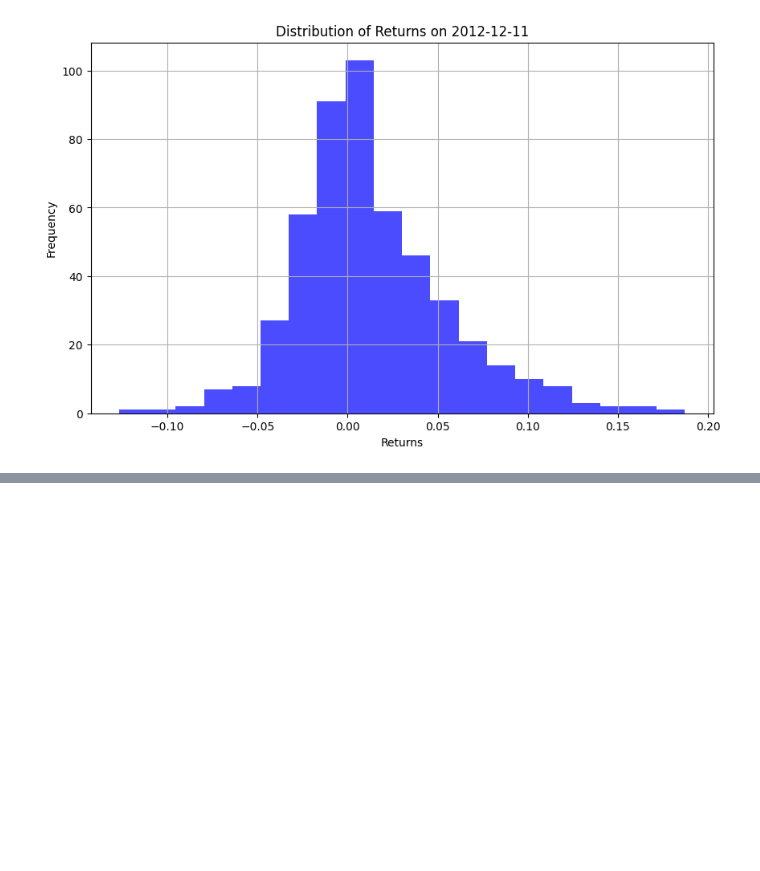
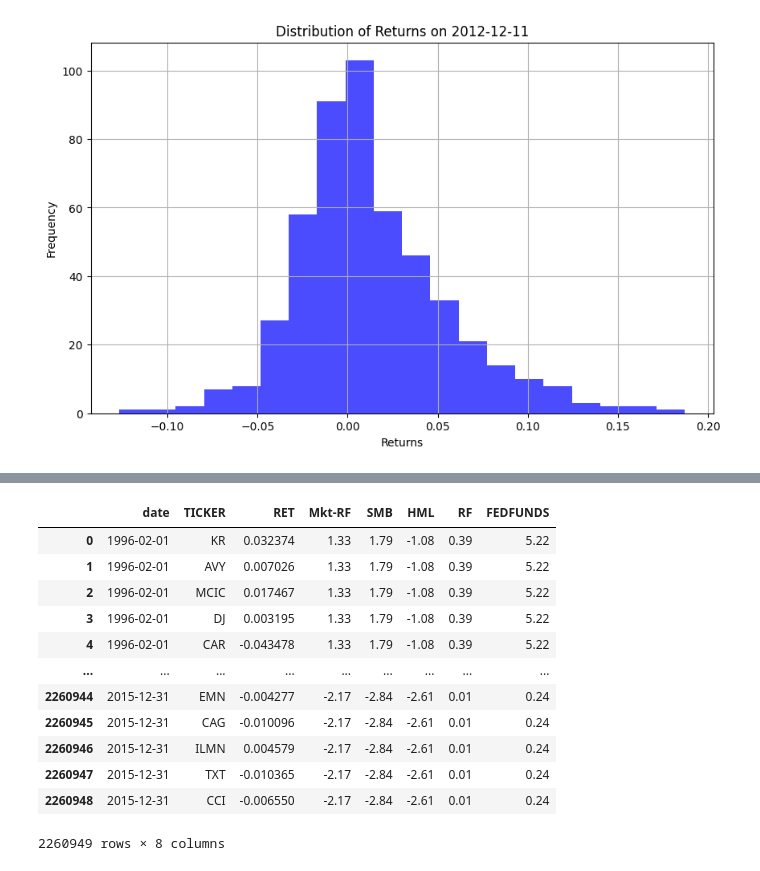
Before and after one commit to Kibitz117/Thesis, a Jupyter notebook: data_func/data_generator.ipynb, the cells around one changed output, grey strips where cells are left out. Saved outputs shown, nothing was run; the diff lists cells and outputs as text; code cells hidden in the pictures; blank space fills up the shorter version.

```diff
--- a/data_func/data_generator.ipynb
+++ b/data_func/data_generator.ipynb
@@ -222,0 +310,12 @@ plt.show()
+# %%
+# Ensure 'date' is in the correct format
+sp_universe['date'] = pd.to_datetime(sp_universe['date'])
+
+# Extract year and month from 'date' for grouping
+sp_universe['YearMonth'] = sp_universe['date'].dt.to_period('M')
+
+# Group by YearMonth and count unique tickers for each month
+ticker_counts_per_month = sp_universe.groupby('YearMonth')['TICKER'].nunique()
+
+# Display the counts
+print(ticker_counts_per_month)
@@ -222,0 +362,30 @@ plt.show()
+# %%
+
+
+# Assuming sp_universe, factors, and rates are your DataFrames
+
+# Convert date in sp_universe to Period (YearMonth)
+sp_universe['YearMonth'] = sp_universe['date'].dt.to_period('M')
+
+# Convert string dates in factors to Period (YearMonth)
+factors['YearMonth'] = factors['date'].astype(str).apply(lambda x: pd.Period(year=int(x[:4]), month=int(x[4:]), freq='M'))
+
+# Ensure DATE in rates is in datetime format, then convert to Period (YearMonth)
+rates['DATE'] = pd.to_datetime(rates['DATE'], format='%Y-%m-%d')  # Adjust format string as necessary
+rates['YearMonth'] = rates['DATE'].dt.to_period('M')
+
+# Merge the factors DataFrame with sp_universe
+merged_universe = pd.merge(sp_universe, factors[['YearMonth', 'Mkt-RF', 'SMB', 'HML', 'RF']], on='YearMonth', how='left')
+
+# Merge the rates DataFrame
+merged_universe = pd.merge(merged_universe, rates[['YearMonth', 'FEDFUNDS']], on='YearMonth', how='left')
+
+# Forward fill the monthly data
+monthly_columns = ['Mkt-RF', 'SMB', 'HML', 'RF', 'FEDFUNDS']
+merged_universe[monthly_columns] = merged_universe[monthly_columns].fillna(method='ffill')
+
+# Drop the YearMonth column if no longer needed
+merged_universe.drop(columns=['YearMonth'], inplace=True)
+
+# Check the results after merging
+print(merged_universe.head())
@@ -222,0 +404,16 @@ plt.show()
+# %%
+merged_universe
+# %% [output]
+|  | date | TICKER | RET | Mkt-RF | SMB | HML | RF | FEDFUNDS |
+| 0 | 1996-02-01 | KR | 0.032374 | 1.33 | 1.79 | -1.08 | 0.39 | 5.22 |
+| 1 | 1996-02-01 | AVY | 0.007026 | 1.33 | 1.79 | -1.08 | 0.39 | 5.22 |
+| 2 | 1996-02-01 | MCIC | 0.017467 | 1.33 | 1.79 | -1.08 | 0.39 | 5.22 |
+| 3 | 1996-02-01 | DJ | 0.003195 | 1.33 | 1.79 | -1.08 | 0.39 | 5.22 |
+| 4 | 1996-02-01 | CAR | -0.043478 | 1.33 | 1.79 | -1.08 | 0.39 | 5.22 |
+| ... | ... | ... | ... | ... | ... | ... | ... | ... |
+| 2260944 | 2015-12-31 | EMN | -0.004277 | -2.17 | -2.84 | -2.61 | 0.01 | 0.24 |
+| 2260945 | 2015-12-31 | CAG | -0.010096 | -2.17 | -2.84 | -2.61 | 0.01 | 0.24 |
+| 2260946 | 2015-12-31 | ILMN | 0.004579 | -2.17 | -2.84 | -2.61 | 0.01 | 0.24 |
+| 2260947 | 2015-12-31 | TXT | -0.010365 | -2.17 | -2.84 | -2.61 | 0.01 | 0.24 |
+| 2260948 | 2015-12-31 | CCI | -0.006550 | -2.17 | -2.84 | -2.61 | 0.01 | 0.24 |
+2260949 rows × 8 columns
```
Also changed, not shown: parts of 11 cells of this notebook, 4 other files.
